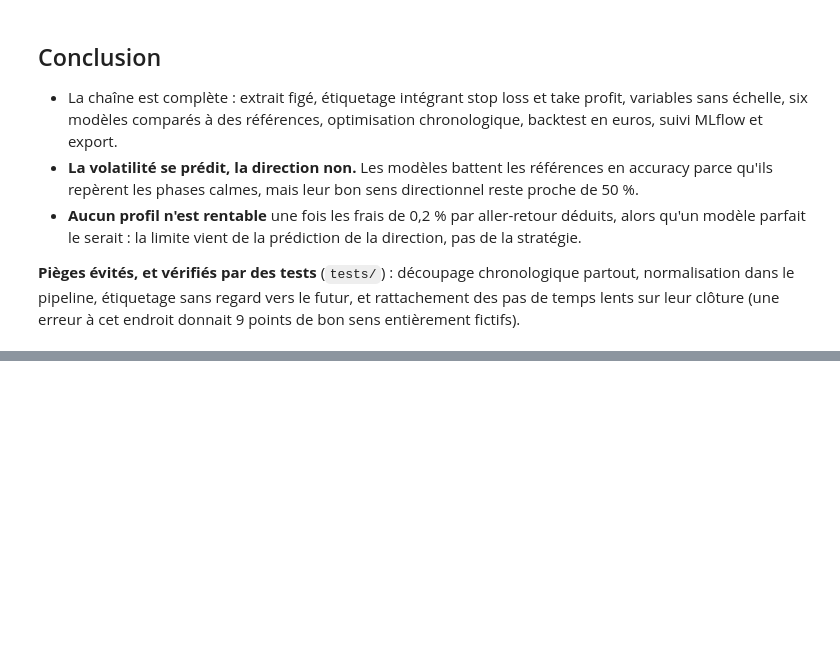
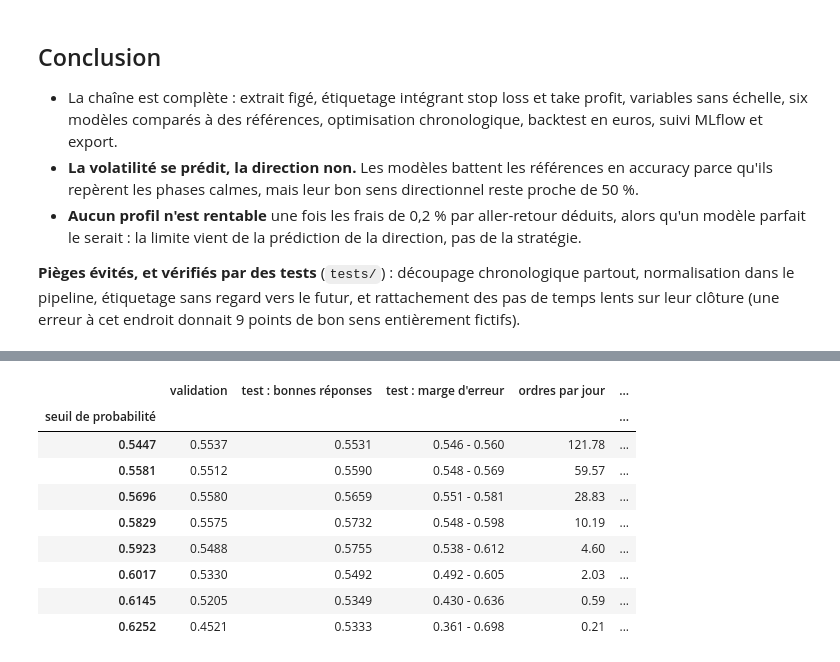
Before and after one commit to DataScientest-Studio/jul26_bde_crypto, a Jupyter notebook: notebooks/etape3_modelisation.ipynb, the cells around one changed output, grey strips where cells are left out. Drawn from its saved outputs; the diff is of its cells as text; code cells hidden in the pictures; blank space fills up the shorter version.

```diff
--- a/notebooks/etape3_modelisation.ipynb
+++ b/notebooks/etape3_modelisation.ipynb
@@ -636,0 +733,21 @@ pd.DataFrame(lignes)
+# %%
+profils = lire("profils_de_risque.json")
+pd.DataFrame([{
+    "seuil de probabilité": n["seuil_probabilite"],
+    "validation": n["validation"]["accuracy"],
+    "test : bonnes réponses": n["test"]["accuracy"],
+    "test : marge d'erreur": f"{n['test']['ic95'][0]:.3f} - {n['test']['ic95'][1]:.3f}",
+    "ordres par jour": n["test"]["ordres_par_jour"],
+    "net par ordre (%)": n["test"]["rendement_moyen_net_pct"],
+} for n in profils["niveaux"]]).set_index("seuil de probabilité")
+# %% [output]
+|  | validation | test : bonnes réponses | test : marge d'erreur | ordres par jour | ... |
+| seuil de probabilité |  |  |  |  | ... |
+| 0.5447 | 0.5537 | 0.5531 | 0.546 - 0.560 | 121.78 | ... |
+| 0.5581 | 0.5512 | 0.5590 | 0.548 - 0.569 | 59.57 | ... |
+| 0.5696 | 0.5580 | 0.5659 | 0.551 - 0.581 | 28.83 | ... |
+| 0.5829 | 0.5575 | 0.5732 | 0.548 - 0.598 | 10.19 | ... |
+| 0.5923 | 0.5488 | 0.5755 | 0.538 - 0.612 | 4.60 | ... |
+| 0.6017 | 0.5330 | 0.5492 | 0.492 - 0.605 | 2.03 | ... |
+| 0.6145 | 0.5205 | 0.5349 | 0.430 - 0.636 | 0.59 | ... |
+| 0.6252 | 0.4521 | 0.5333 | 0.361 - 0.698 | 0.21 | ... |
```
Also changed, not shown: parts of 16 cells of this notebook, 4 other files.
